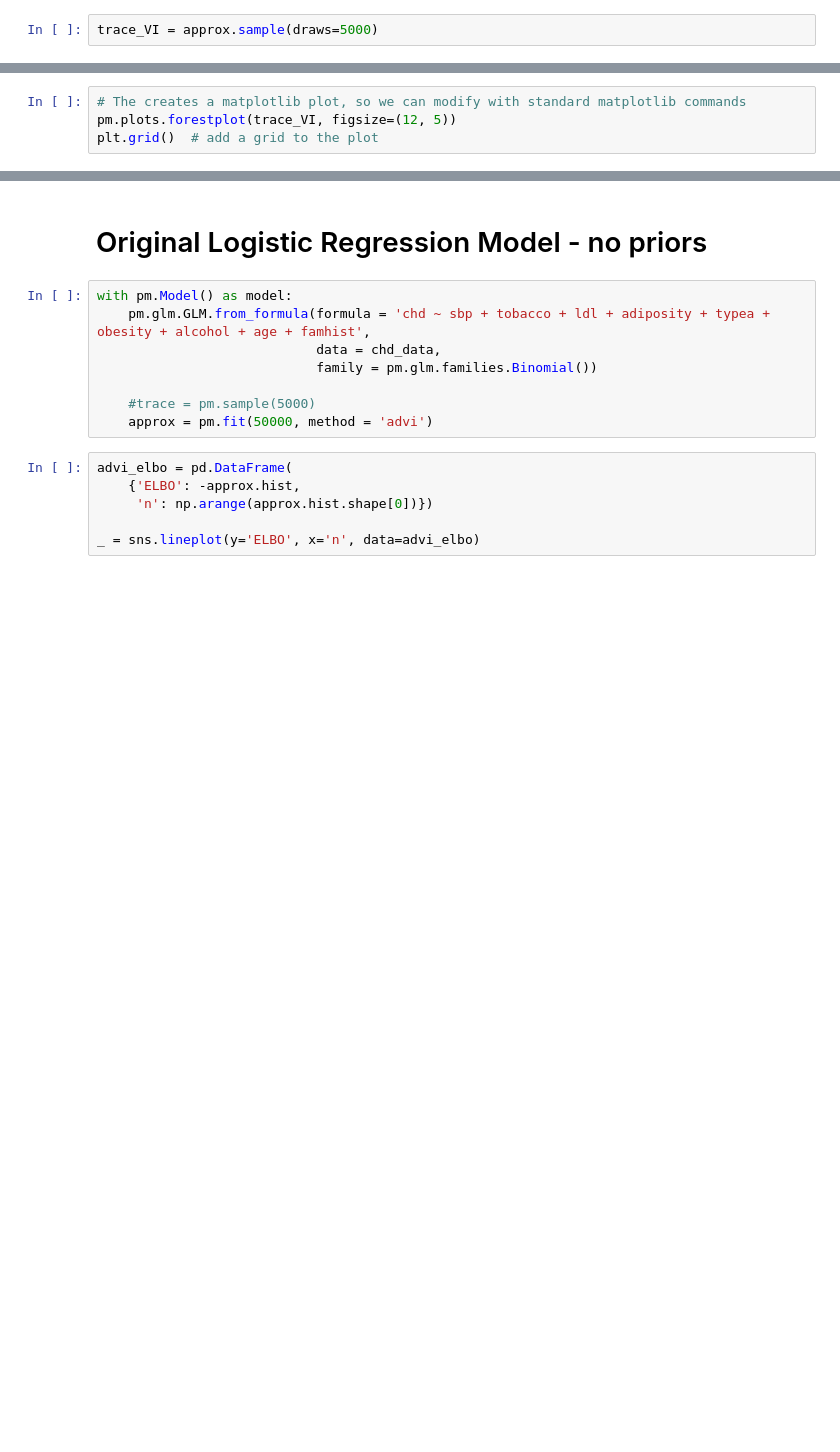
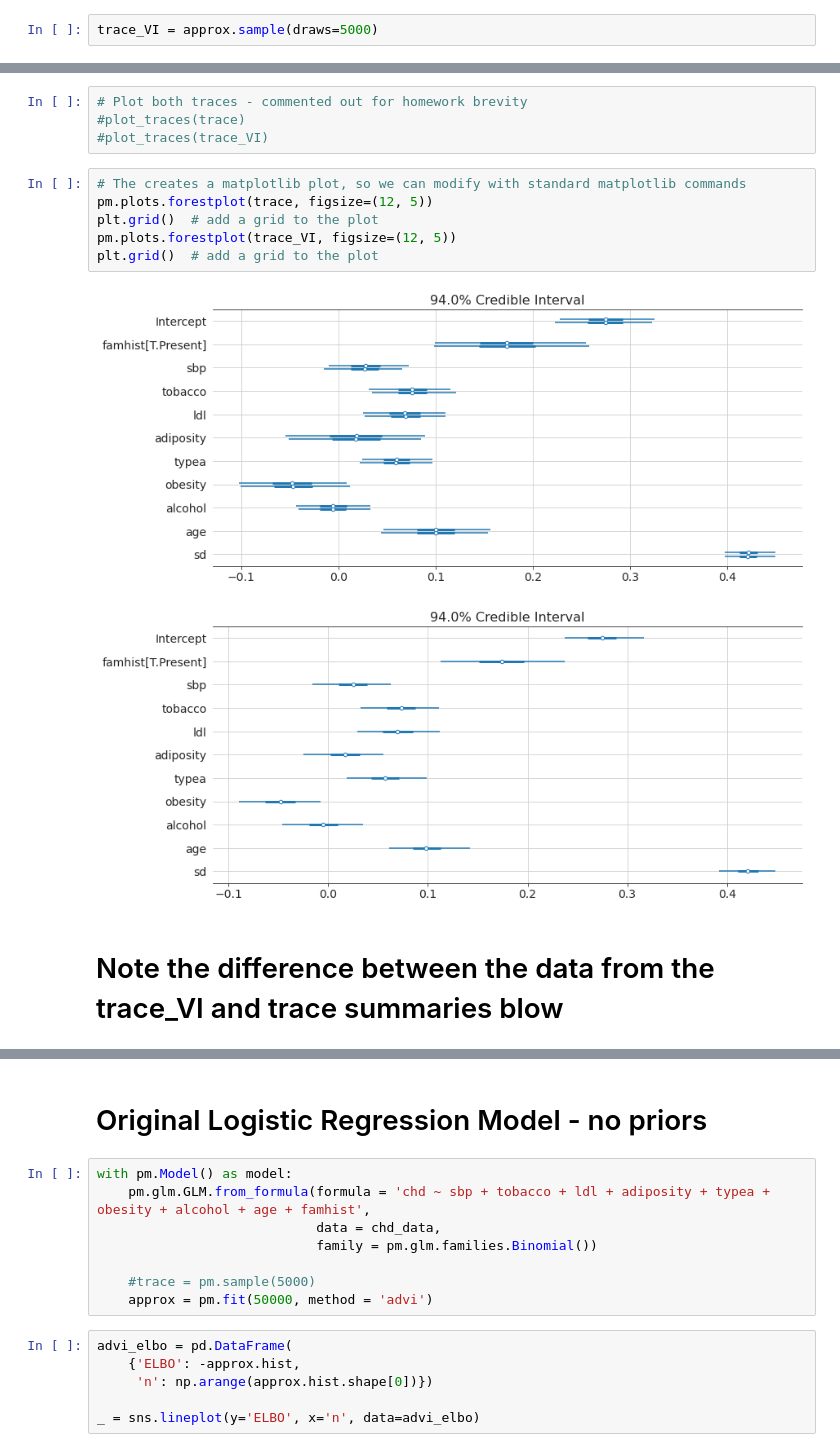
Before and after one commit to jaykay4403/Bayesian-ML, a Jupyter notebook: pymc3-bayesian-logistic-regression-classification.ipynb, the cells around one changed output, grey strips where cells are left out. Saved outputs shown, nothing was run; the diff lists cells and outputs as text; blank space fills up the shorter version.

```diff
--- a/pymc3-bayesian-logistic-regression-classification.ipynb
+++ b/pymc3-bayesian-logistic-regression-classification.ipynb
@@ -343,6 +450,17 @@ plot_traces(trace_VI)
+# %%
+# Plot both traces - commented out for homework brevity
+#plot_traces(trace)
+#plot_traces(trace_VI)
 # %%
 # The creates a matplotlib plot, so we can modify with standard matplotlib commands
+pm.plots.forestplot(trace, figsize=(12, 5))
+plt.grid()  # add a grid to the plot
 pm.plots.forestplot(trace_VI, figsize=(12, 5))
 plt.grid()  # add a grid to the plot
+# %% [output]
+[figure, added]
+[figure, added]
+# %% [markdown]
+# Note the difference between the data from the trace_VI and trace summaries blow
 # %%
 pm.summary(trace_VI).round(2)
```
Also changed, not shown: parts of 33 cells of this notebook.
